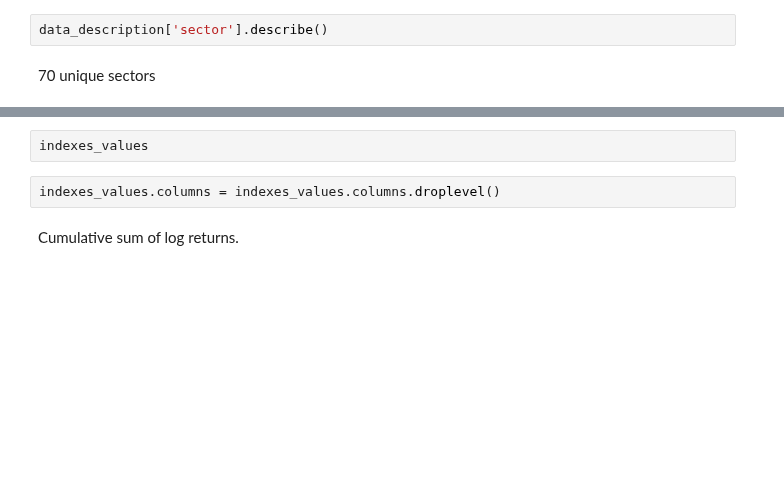
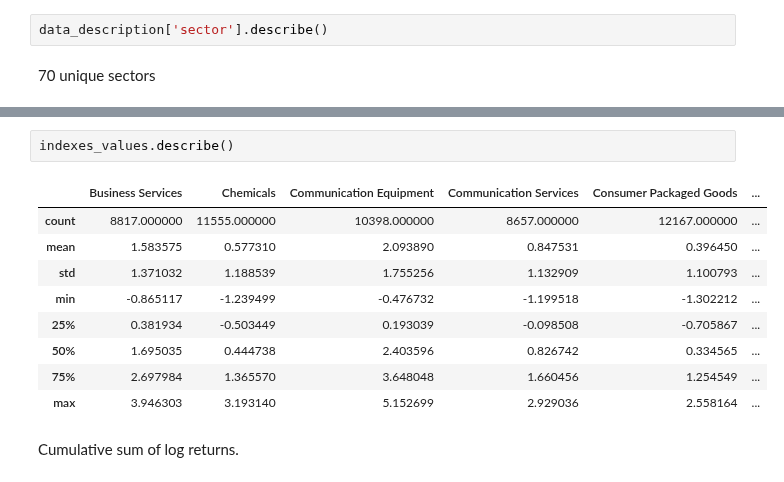
Before and after one commit to davidpham87/machine-learning, a Jupyter notebook: projects/capstone/multivariate_time_series_error_detection/notebooks/01-dph-initial-data-description.ipynb, the cells around one changed output, grey strips where cells are left out. Drawn from its saved outputs; the diff is of its cells as text; blank space fills up the shorter version.

```diff
--- a/projects/capstone/multivariate_time_series_error_detection/notebooks/01-dph-initial-data-description.ipynb
+++ b/projects/capstone/multivariate_time_series_error_detection/notebooks/01-dph-initial-data-description.ipynb
@@ -45,6 +103,14 @@ np.cumprod(1+df_plot.iloc[-4500:]).plot()
 # %%
-indexes_values
+indexes_values.describe()
+# %% [output]
+|  | Business Services | Chemicals | Communication Equipment | Communication Services | Consumer Packaged Goods | ... |
+| count | 8817.000000 | 11555.000000 | 10398.000000 | 8657.000000 | 12167.000000 | ... |
+| mean | 1.583575 | 0.577310 | 2.093890 | 0.847531 | 0.396450 | ... |
+| std | 1.371032 | 1.188539 | 1.755256 | 1.132909 | 1.100793 | ... |
+| min | -0.865117 | -1.239499 | -0.476732 | -1.199518 | -1.302212 | ... |
+| 25% | 0.381934 | -0.503449 | 0.193039 | -0.098508 | -0.705867 | ... |
+| 50% | 1.695035 | 0.444738 | 2.403596 | 0.826742 | 0.334565 | ... |
+| 75% | 2.697984 | 1.365570 | 3.648048 | 1.660456 | 1.254549 | ... |
+| max | 3.946303 | 3.193140 | 5.152699 | 2.929036 | 2.558164 | ... |
-# %%
-indexes_values.columns = indexes_values.columns.droplevel()
 # %% [markdown]
 Cumulative sum of log returns.
```
Also changed, not shown: parts of 17 cells of this notebook, 15 other files.
